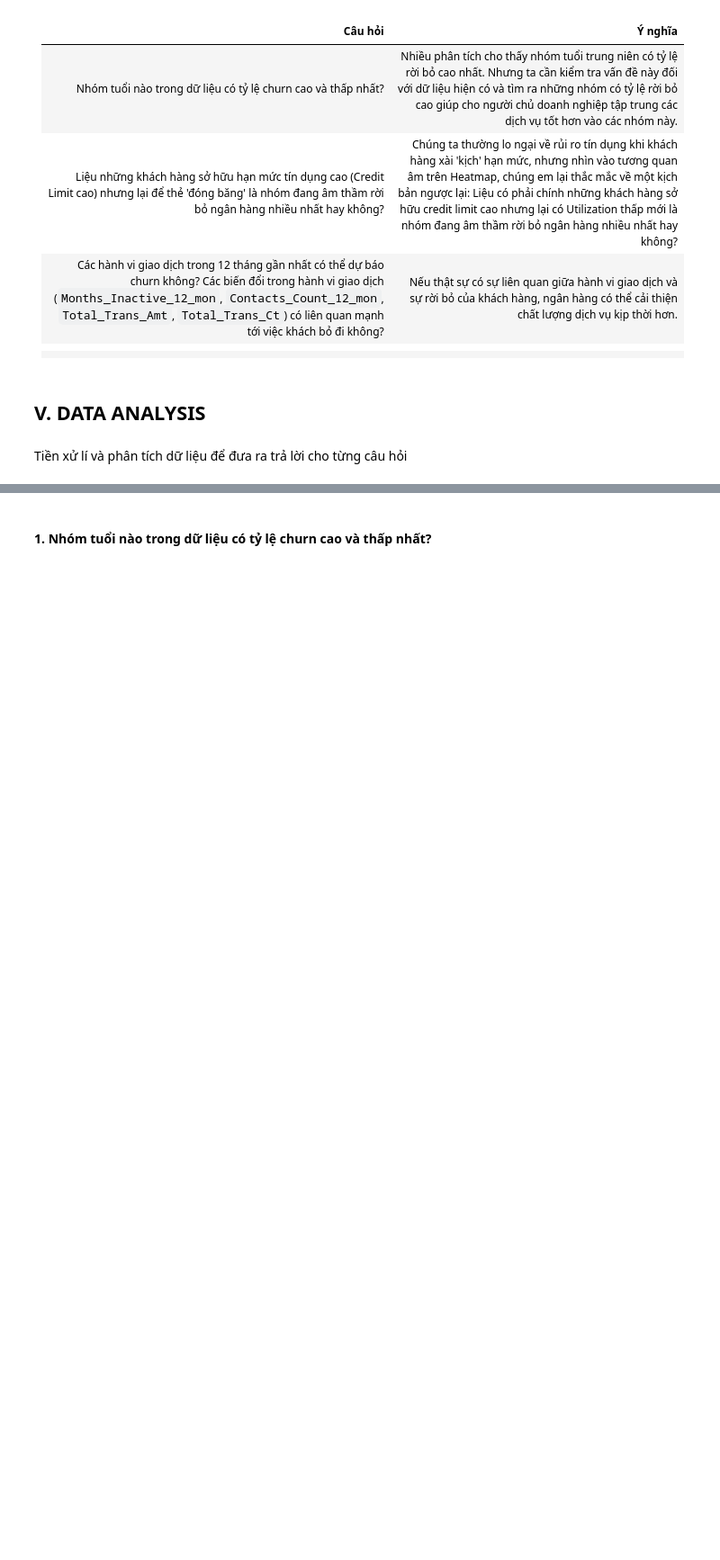
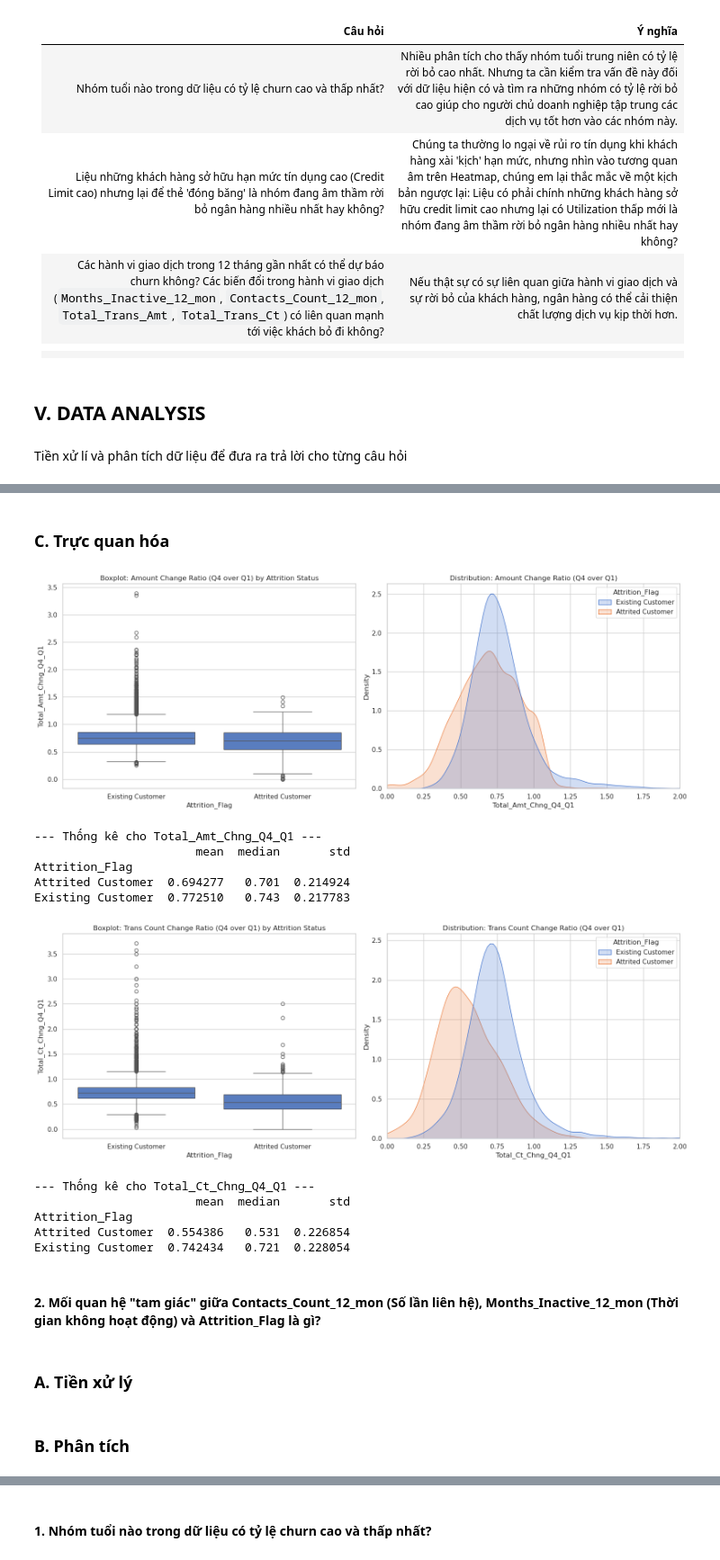
Before and after one commit to Khoa-Neee/P4DS_Final-Project, a Jupyter notebook: main.ipynb, the cells around one changed output, grey strips where cells are left out. Shown at 90% size. Cells and saved outputs as stored; diff of their text form; code cells hidden in the pictures; blank space fills up the shorter version.

```diff
--- a/main.ipynb
+++ b/main.ipynb
@@ -891,0 +997,52 @@ Tiền xử lí và phân tích dữ liệu để đưa ra trả lời cho từn
+# %% [markdown]
+### C. Trực quan hóa
+# %%
+# Thiết lập phong cách hiển thị
+sns.set(style="whitegrid", palette="muted")
+
+def analyze_change_ratios(df, col_name, title_suffix):
+    """
+    Hàm vẽ biểu đồ Boxplot và KDE để so sánh phân phối giữa 2 nhóm
+    """
+    fig, axes = plt.subplots(1, 2, figsize=(16, 6))
+
+    # Biểu đồ 1: Boxplot - So sánh trung vị và độ trải giữa các nhóm
+    sns.boxplot(x='Attrition_Flag', y=col_name, data=df, ax=axes[0])
+    axes[0].set_title(f'Boxplot: {title_suffix} by Attrition Status')
+
+    # Biểu đồ 2: KDE Plot - So sánh hình dáng phân phối (mật độ)
+    sns.kdeplot(data=df, x=col_name, hue='Attrition_Flag', fill=True, common_norm=False, ax=axes[1])
+    axes[1].set_title(f'Distribution: {title_suffix}')
+    axes[1].set_xlim(0, 2.0) # Giới hạn trục x để tập trung vào vùng dữ liệu chính
+
+    plt.tight_layout()
+    plt.show()
+
+    # In ra số liệu thống kê cụ thể
+    print(f"--- Thống kê cho {col_name} ---")
+    print(df.groupby('Attrition_Flag')[col_name].agg(['mean', 'median', 'std']))
+
+# Thực thi phân tích cho Amount Change (Thay đổi giá trị tiền)
+analyze_change_ratios(df, 'Total_Amt_Chng_Q4_Q1', 'Amount Change Ratio (Q4 over Q1)')
+
+# Thực thi phân tích cho Count Change (Thay đổi số lượng giao dịch)
+analyze_change_ratios(df, 'Total_Ct_Chng_Q4_Q1', 'Trans Count Change Ratio (Q4 over Q1)')
+# %% [output]
+[figure, added]
+--- Thống kê cho Total_Amt_Chng_Q4_Q1 ---
+                       mean  median       std
+Attrition_Flag
+Attrited Customer  0.694277   0.701  0.214924
+Existing Customer  0.772510   0.743  0.217783
+[figure, added]
+--- Thống kê cho Total_Ct_Chng_Q4_Q1 ---
+                       mean  median       std
+Attrition_Flag
+Attrited Customer  0.554386   0.531  0.226854
+Existing Customer  0.742434   0.721  0.228054
+# %% [markdown]
+#### **2. Mối quan hệ "tam giác" giữa Contacts_Count_12_mon (Số lần liên hệ), Months_Inactive_12_mon (Thời gian không hoạt động) và Attrition_Flag là gì?**
+# %% [markdown]
+### A. Tiền xử lý
+# %% [markdown]
+### B. Phân tích
```
Also changed, not shown: parts of 24 cells of this notebook.
